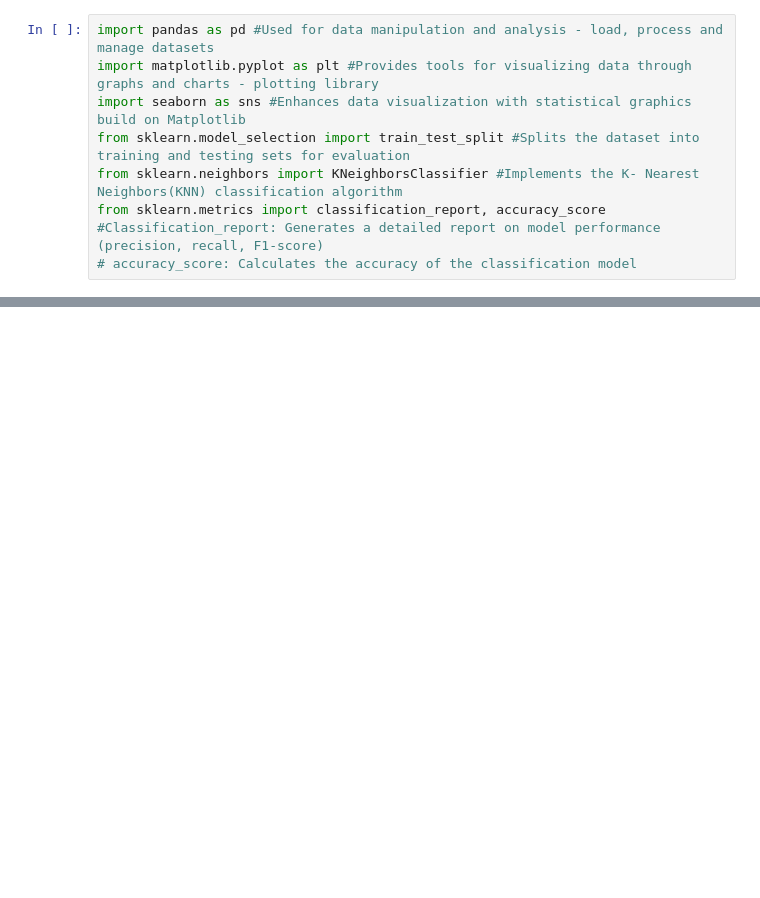
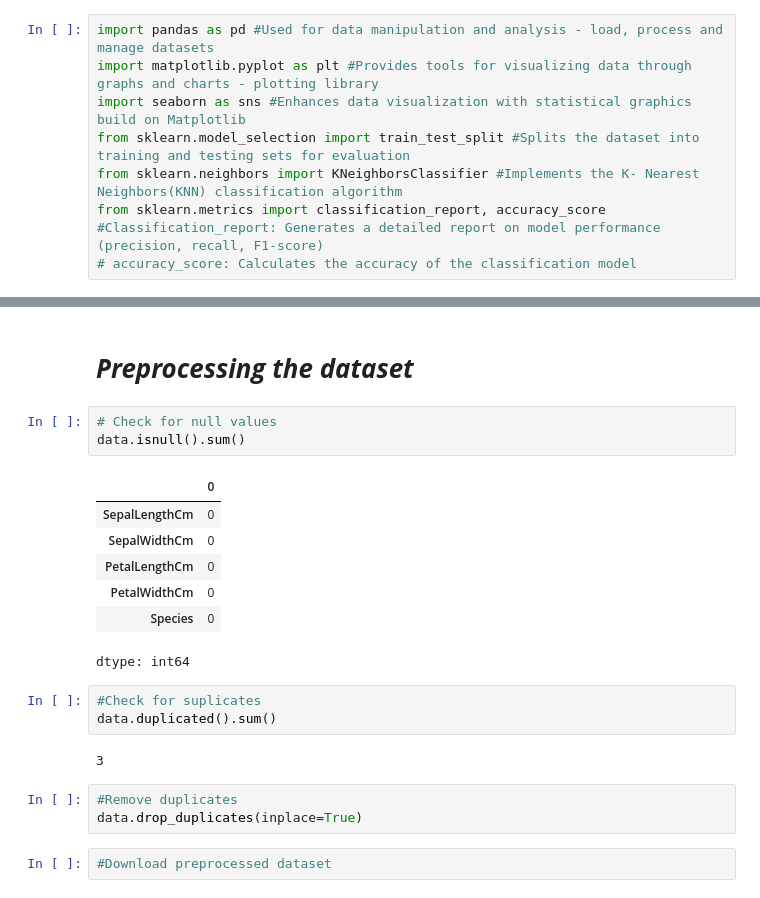
Before and after one commit to SiyumiJayawardhane/Iris_Flower_Classification_ML_Project, a Jupyter notebook: IFC_Data_Preprocessing.ipynb, the cells around one changed output, grey strips where cells are left out. Drawn from its saved outputs; the diff is of its cells as text; blank space fills up the shorter version.

```diff
--- a/IFC_Data_Preprocessing.ipynb
+++ b/IFC_Data_Preprocessing.ipynb
@@ -12,0 +78,23 @@ from sklearn.metrics import classification_report, accuracy_score #Classificatio
+# %% [markdown]
+# ***Preprocessing the dataset***
+# %%
+# Check for null values
+data.isnull().sum()
+# %% [output]
+|  | 0 |
+| SepalLengthCm | 0 |
+| SepalWidthCm | 0 |
+| PetalLengthCm | 0 |
+| PetalWidthCm | 0 |
+| Species | 0 |
+dtype: int64
+# %%
+#Check for suplicates
+data.duplicated().sum()
+# %% [output]
+3
+# %%
+#Remove duplicates
+data.drop_duplicates(inplace=True)
+# %%
+#Download preprocessed dataset
```
Also changed, not shown: parts of 9 cells of this notebook.
